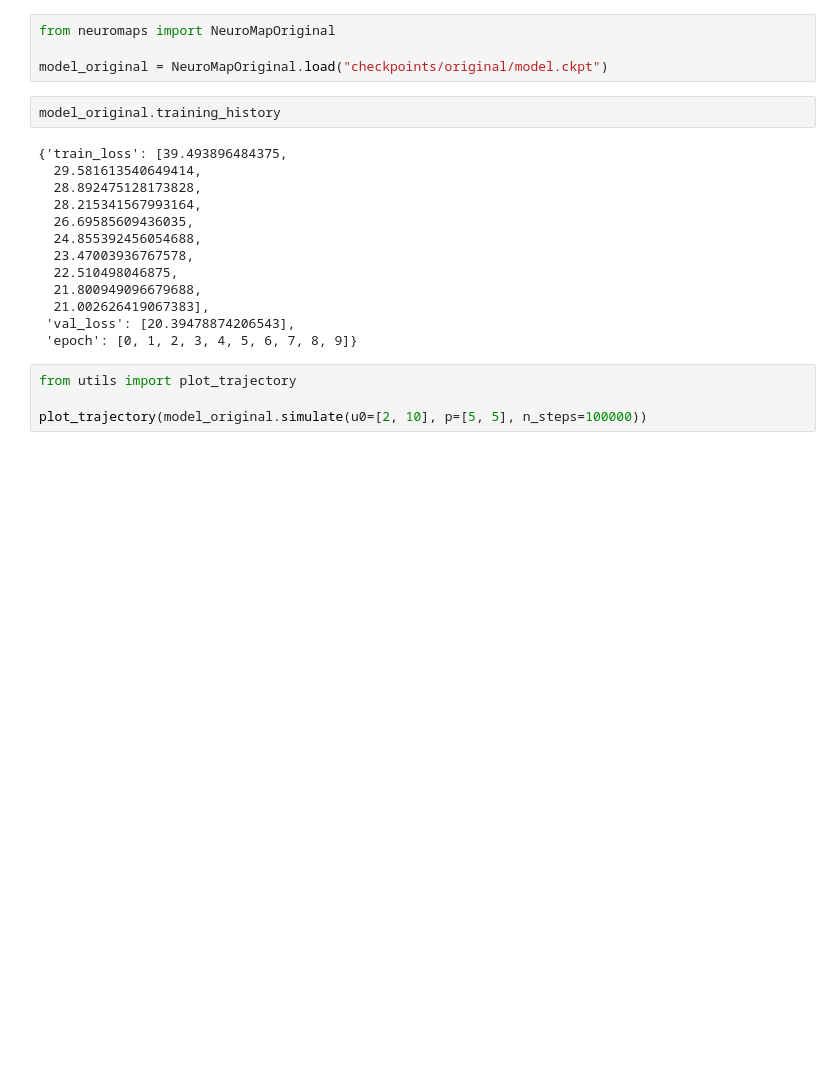
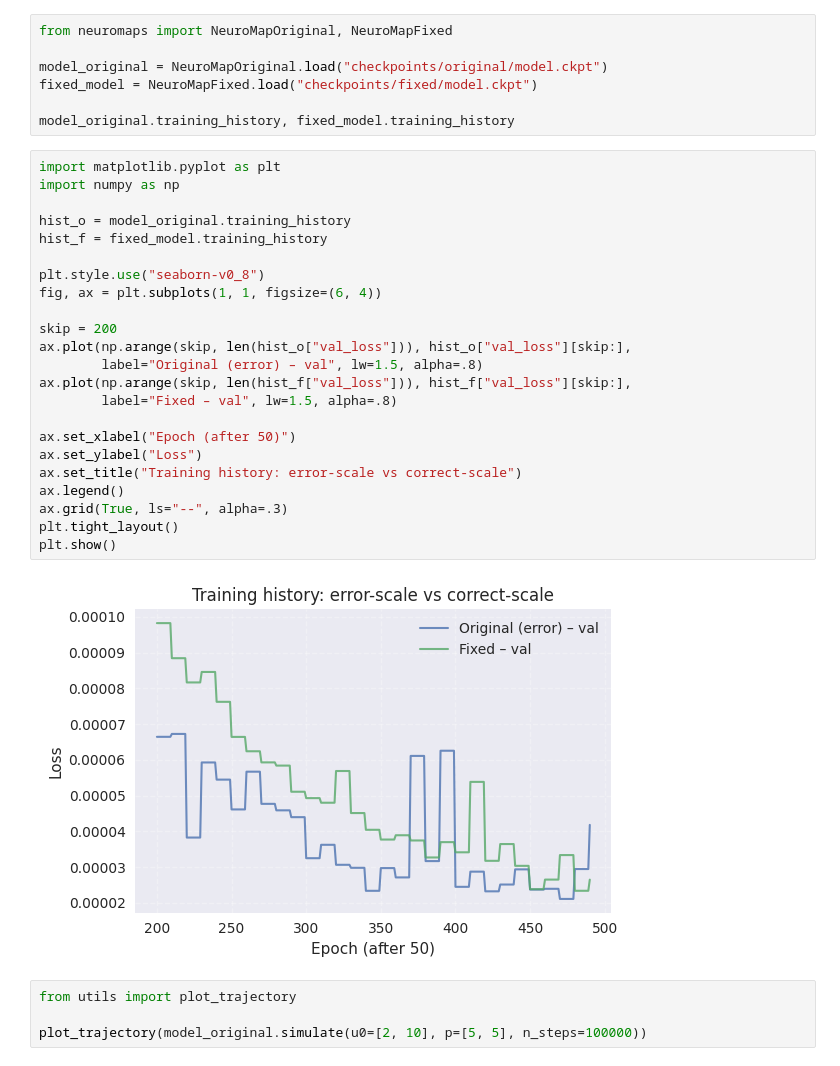
Before and after one commit to FFG99/neuromap_sync, a Jupyter notebook: experiments/normalization/analysis.ipynb, the cells around one changed output. Saved outputs shown, nothing was run; the diff lists cells and outputs as text; blank space fills up the shorter version.

```diff
--- a/experiments/normalization/analysis.ipynb
+++ b/experiments/normalization/analysis.ipynb
@@ -1,22 +1,35 @@
 # %%
-from neuromaps import NeuroMapOriginal
+from neuromaps import NeuroMapOriginal, NeuroMapFixed
 
 model_original = NeuroMapOriginal.load("checkpoints/original/model.ckpt")
+fixed_model = NeuroMapFixed.load("checkpoints/fixed/model.ckpt")
+
+model_original.training_history, fixed_model.training_history
 # %%
-model_original.training_history
+import matplotlib.pyplot as plt
+import numpy as np
+
+hist_o = model_original.training_history
+hist_f = fixed_model.training_history
+
+plt.style.use("seaborn-v0_8")
+fig, ax = plt.subplots(1, 1, figsize=(6, 4))
+
+skip = 200
+ax.plot(np.arange(skip, len(hist_o["val_loss"])), hist_o["val_loss"][skip:],
+        label="Original (error) – val", lw=1.5, alpha=.8)
+ax.plot(np.arange(skip, len(hist_f["val_loss"])), hist_f["val_loss"][skip:],
+        label="Fixed – val", lw=1.5, alpha=.8)
+
+ax.set_xlabel("Epoch (after 50)")
+ax.set_ylabel("Loss")
+ax.set_title("Training history: error-scale vs correct-scale")
+ax.legend()
+ax.grid(True, ls="--", alpha=.3)
+plt.tight_layout()
+plt.show()
 # %% [output]
-{'train_loss': [39.493896484375,
-  29.581613540649414,
-  28.892475128173828,
-  28.215341567993164,
-  26.69585609436035,
-  24.855392456054688,
-  23.47003936767578,
-  22.510498046875,
-  21.800949096679688,
-  21.002626419067383],
- 'val_loss': [20.39478874206543],
- 'epoch': [0, 1, 2, 3, 4, 5, 6, 7, 8, 9]}
+[figure, added]
 # %%
 from utils import plot_trajectory
 
```
Also changed, not shown: 4 other files.
